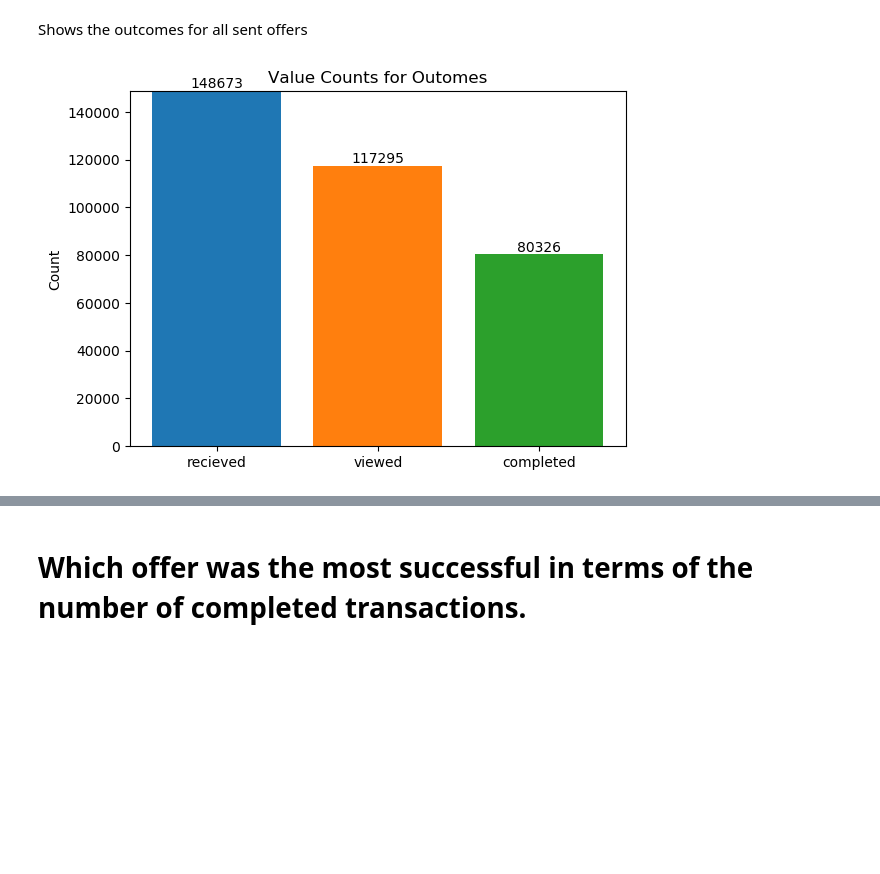
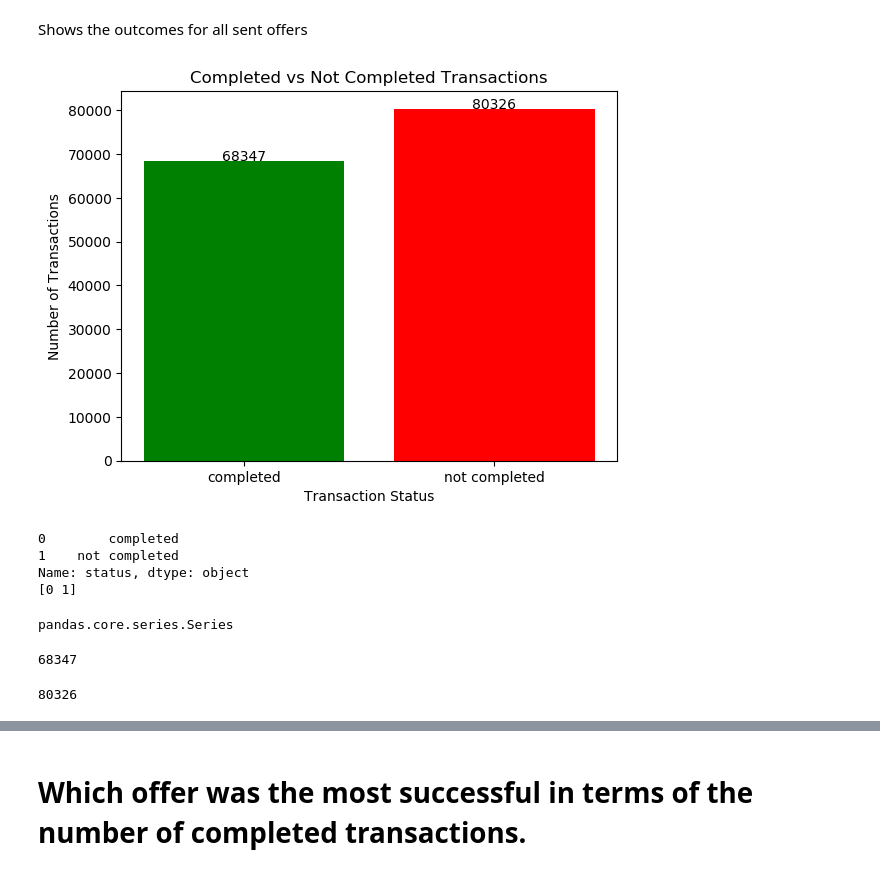
Before and after one commit to ShantiRoseCodes/aws_mle_capstone_project, a Jupyter notebook: Starbucks Capstone Exploration of Joined Tables.ipynb, the cells around one changed output, grey strips where cells are left out. Cells and saved outputs as stored; diff of their text form; code cells hidden in the pictures; blank space fills up the shorter version.

Commit message:
graphs replaced

```diff
--- a/Starbucks Capstone Exploration of Joined Tables.ipynb
+++ b/Starbucks Capstone Exploration of Joined Tables.ipynb
@@ -91,40 +91,30 @@ Shows the outcome for the dataset where only the received and viewed offers are
 # %% [markdown]
 Shows the outcomes for all sent offers
 # %%
-data = {
-    'recieved': transaction_with_labels['offer_received'],
-    'viewed': transaction_with_labels['offer_viewed'],
-    'completed': transaction_with_labels['completed']
-}
+data = transaction_with_labels['completed'].value_counts()
 
-df = pd.DataFrame(data)
-
-
-value_counts = df.apply(pd.Series.value_counts)
-
-x_labels = value_counts.columns
-x = np.arange(len(x_labels))
+df = pd.DataFrame({'status': ['completed', 'not completed'], 'count': [data[0.0], data[1.0]]})
 
 fig, ax = plt.subplots()
-rects = ax.bar(x, value_counts.loc[1], color=['#1f77b4', '#ff7f0e', '#2ca02c'])
+ax.bar(df['status'], df['count'], color=['green', 'red'])
 
+for i, count in enumerate(df['count']):
+    ax.text(i, count + 5, str(count), ha='center')
 
-for i, rect in enumerate(rects):
-    ax.text(rect.get_x() + rect.get_width() / 2, rect.get_height() + 5,
-            str(int(value_counts.loc[1][i])),
-            ha='center', va='bottom')
+ax.set_xlabel('Transaction Status')
+ax.set_ylabel('Number of Transactions')
+ax.set_title('Completed vs Not Completed Transactions')
 
+# plt.show()
 
-ax.set_ylabel('Count')
-ax.set_title('Value Counts for Outomes')
-ax.set_xticks(x)
-ax.set_xticklabels(x_labels)
-ax.set_ylim(0, len(df))
-
-plt.subplots_adjust(top=0.85)
-
-plt.show()
-
-# plt.savefig(os.path.join('photos/complete_df_outcomes.png'), dpi=300, format='png', bbox_inches='tight') # use format='svg' or 'pdf' for vectorial pictures
+# plt.savefig(os.path.join('photos/outcomes.png'), dpi=300, format='png', bbox_inches='tight')
 # %% [output]
-[figure, old version]
+[figure, new version]
+# %%
+print(x_labels)
+print(x)
+# %% [output]
+0        completed
+1    not completed
+Name: status, dtype: object
+[0 1]
@@ -130,0 +123,12 @@ plt.show()
+# %%
+type(data)
+# %% [output]
+pandas.core.series.Series
+# %%
+data[0.0]
+# %% [output]
+68347
+# %%
+data[1.0]
+# %% [output]
+80326
```
Also changed, not shown: parts of 12 cells of this notebook, 3 other files.
